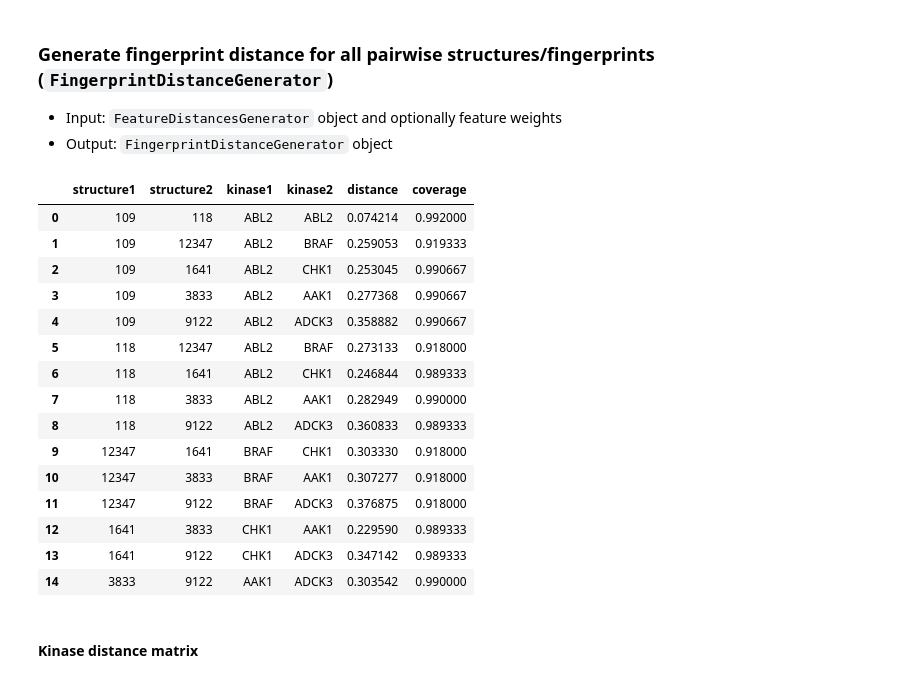
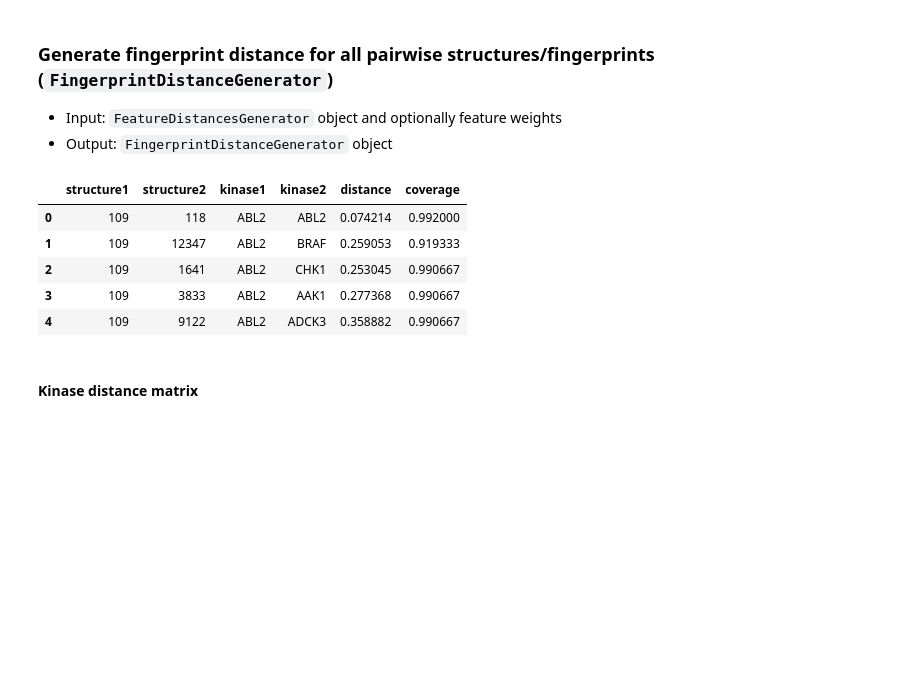
Before and after one commit to volkamerlab/kissim, a Jupyter notebook: docs/tutorials/comparison.ipynb, the cells around one changed output. Cells and saved outputs as stored; diff of their text form; code cells hidden in the pictures; blank space fills up the shorter version.

```diff
--- a/docs/tutorials/comparison.ipynb
+++ b/docs/tutorials/comparison.ipynb
@@ -166,23 +169,13 @@ fingerprint_distance_generator = FingerprintDistanceGenerator.from_feature_dista
     feature_distances_generator
 )
 # %%
-fingerprint_distance_generator.data.head(20)
+fingerprint_distance_generator.data.head()
 # %% [output]
 |  | structure1 | structure2 | kinase1 | kinase2 | distance | coverage |
 | 0 | 109 | 118 | ABL2 | ABL2 | 0.074214 | 0.992000 |
 | 1 | 109 | 12347 | ABL2 | BRAF | 0.259053 | 0.919333 |
 | 2 | 109 | 1641 | ABL2 | CHK1 | 0.253045 | 0.990667 |
 | 3 | 109 | 3833 | ABL2 | AAK1 | 0.277368 | 0.990667 |
 | 4 | 109 | 9122 | ABL2 | ADCK3 | 0.358882 | 0.990667 |
-| 5 | 118 | 12347 | ABL2 | BRAF | 0.273133 | 0.918000 |
-| 6 | 118 | 1641 | ABL2 | CHK1 | 0.246844 | 0.989333 |
-| 7 | 118 | 3833 | ABL2 | AAK1 | 0.282949 | 0.990000 |
-| 8 | 118 | 9122 | ABL2 | ADCK3 | 0.360833 | 0.989333 |
-| 9 | 12347 | 1641 | BRAF | CHK1 | 0.303330 | 0.918000 |
-| 10 | 12347 | 3833 | BRAF | AAK1 | 0.307277 | 0.918000 |
-| 11 | 12347 | 9122 | BRAF | ADCK3 | 0.376875 | 0.918000 |
-| 12 | 1641 | 3833 | CHK1 | AAK1 | 0.229590 | 0.989333 |
-| 13 | 1641 | 9122 | CHK1 | ADCK3 | 0.347142 | 0.989333 |
-| 14 | 3833 | 9122 | AAK1 | ADCK3 | 0.303542 | 0.990000 |
 # %% [markdown]
 #### Kinase distance matrix
```
Also changed, not shown: parts of 11 cells of this notebook.
